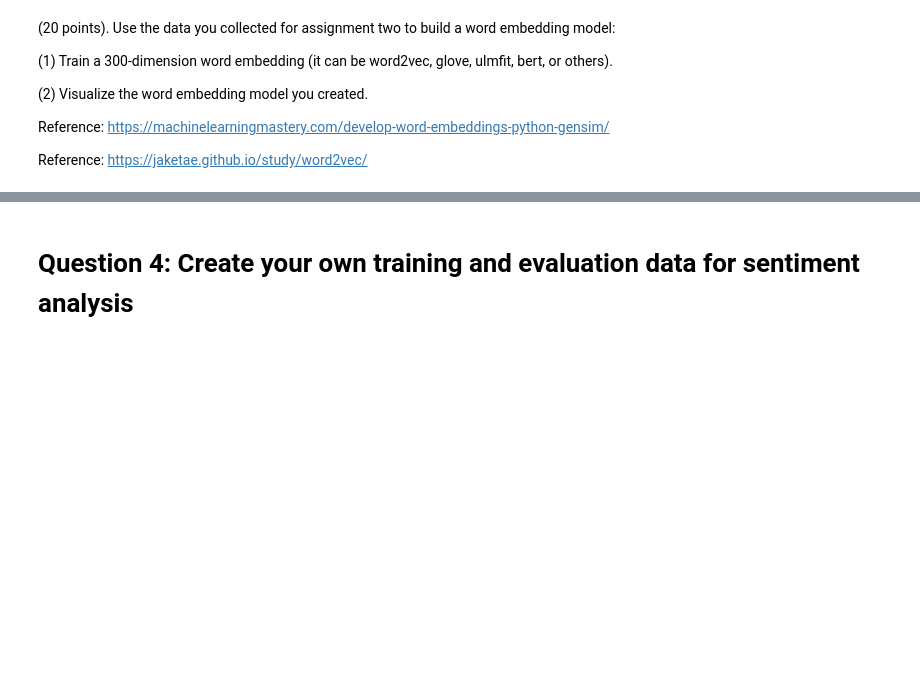
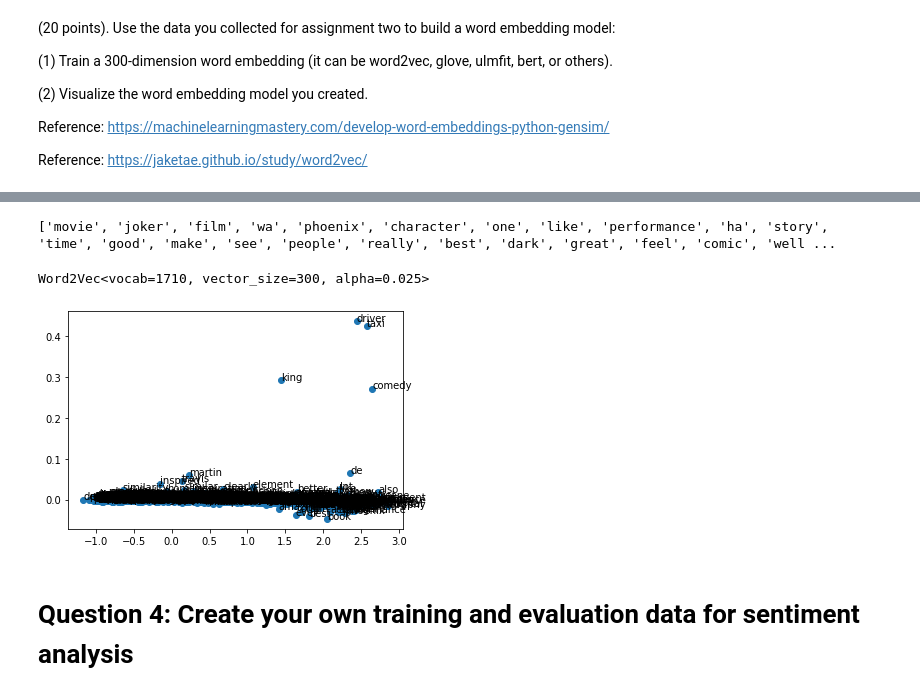
Before and after one commit to MounishaChalasani/MounishaChalasani-INFO5731_Assignment_One_fall2022, a Jupyter notebook: INFO5731_Assignment_Three_fall2022.ipynb, the cells around one changed output, grey strips where cells are left out. Saved outputs shown, nothing was run; the diff lists cells and outputs as text; code cells hidden in the pictures; blank space fills up the shorter version.

```diff
--- a/INFO5731_Assignment_Three_fall2022.ipynb
+++ b/INFO5731_Assignment_Three_fall2022.ipynb
@@ -78,0 +75,14 @@ print(clean_docs)
+# %%
+# Write your code here
+
+from sklearn.feature_extraction.text import TfidfVectorizer
+words = []
+for i in data['Review']:
+  words.append(i)
+tf_idf_vectorizer = TfidfVectorizer()
+matrix = tf_idf_vectorizer.fit_transform(words)
+names = tf_idf_vectorizer.get_feature_names()p
+idx=[n for n in range(1, len(words)+1)]
+tf_idf_vectorizer = TfidfVectorizer(input=words, min_df=0.1, stop_words='english')
+TF_IDF=pd.DataFrame(matrix.T.todense(), index=names, columns=idx)
+TF_IDF
@@ -79,3 +116,14 @@ print(clean_docs)
+# %%
+Review = []
+cosine = []
+for y in cos_dict:
+  words.append([int(y)])
+  cosine.append(cos_dict[y])
+df = pd.DataFrame(Review)
+
+df['Rank'] = [i for i in range(1, len(keys)+1)]
+df['Cosine_Similarity'] = cosine
+df.head(5)
 # %% [markdown]
 # **Question 3: Create your own word embedding model**
 # %% [markdown]
@@ -93,3 +149,33 @@ Reference: https://jaketae.github.io/study/word2vec/
+# %%
+import gensim
+from gensim import models
+from gensim.models import Word2Vec
+from sklearn.decomposition import PCA
+from matplotlib import pyplot
+
+doc = [word.split() for word in final_words if str(word) != 'nan' and str(word) != '']
+embedding_model = models.Word2Vec(doc,vector_size=300)
+words_list = list(embedding_model.wv.index_to_key)
+print(words_list)
+# %% [output]
+['movie', 'joker', 'film', 'wa', 'phoenix', 'character', 'one', 'like', 'performance', 'ha', 'story', 'time', 'good', 'make', 'see', 'people', 'really', 'best', 'dark', 'great', 'feel', 'comic', 'well ...
+# %%
+embedding_model.wv.save_word2vec_format('model.bin')
+embedding_model.save('model.bin')
+print(embedding_model)
+# %% [output]
+Word2Vec<vocab=1710, vector_size=300, alpha=0.025>
+# %%
+X = embedding_model.wv[embedding_model.wv.index_to_key]
+PCA = PCA(n_components=2)
+plot = PCA.fit_transform(X)
+pyplot.scatter(plot[:, 0], plot[:, 1])
+word_list = list(embedding_model.wv.index_to_key)
+for i, words in enumerate(word_list):
+	pyplot.annotate(words, xy=(plot[i, 0], plot[i, 1]))
+pyplot.show()
+# %% [output]
+[figure, added]
 # %% [markdown]
 # **Question 4: Create your own training and evaluation data for sentiment analysis**
 # %% [markdown]
```
Also changed, not shown: parts of 8 cells of this notebook.
